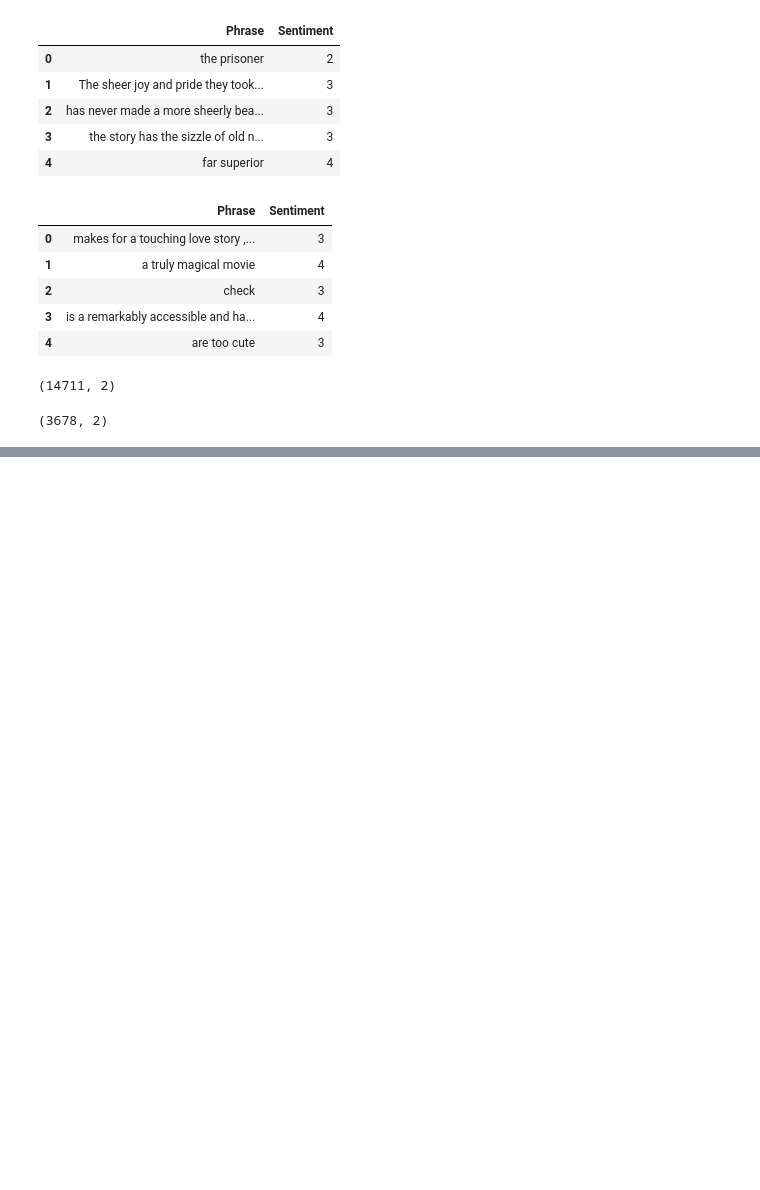
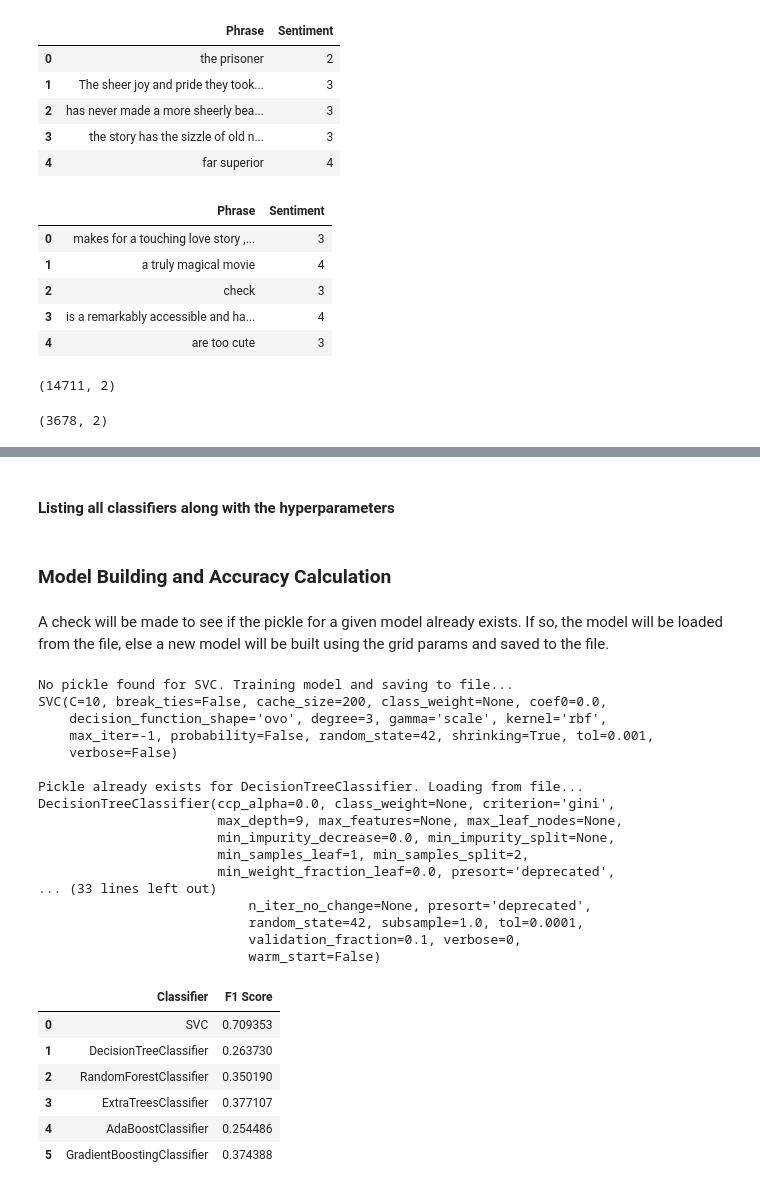
Before and after one commit to bajracharya-kshitij/five-class-sentiment-analysis, a Jupyter notebook: Five Class Sentiment Analysis.ipynb, the cells around one changed output, grey strips where cells are left out. Saved outputs shown, nothing was run; the diff lists cells and outputs as text; code cells hidden in the pictures; blank space fills up the shorter version.

Commit message:
Compare models

```diff
--- a/Five Class Sentiment Analysis.ipynb
+++ b/Five Class Sentiment Analysis.ipynb
@@ -35,0 +201,4 @@ test_df.shape
+# %%
+smote = SMOTE(random_state=42)
+x_smote, y_smote = smote.fit_resample(X_train_v, y_train)
+Counter(y_smote)
@@ -35,0 +212,12 @@ test_df.shape
+# %%
+def pickle_exists(filename):
+    file = Path('models/' + filename + '.pkl')
+    if file.is_file():
+        return True
+    return False
+
+def save_model(model, filename):
+    pickle.dump(model, open('models/' + filename + '.pkl', 'wb'))
+
+def load_model(filename):
+    return pickle.load(open('models/' + filename + '.pkl', 'rb'))
@@ -35,0 +235,15 @@ test_df.shape
+# %%
+scorer = make_scorer(f1_score, average='macro')
+
+def get_f1_score_of_model(model, x_test, y_test):
+    y_predictions = model.predict(x_test)
+    return accuracy_score(y_test, y_predictions)
+
+def grid_search_classifier(classifier, x_train, y_train, x_test, y_test, grid_params):
+    clf = GridSearchCV(classifier(), grid_params, scoring=scorer)
+    clf.fit(x_train, y_train)
+    best_model = classifier(**clf.best_params_)
+    best_model.fit(x_train, y_train)
+    return best_model, get_f1_score_of_model(best_model, x_test, y_test)
+# %% [markdown]
+#### Listing all classifiers along with the hyperparameters
@@ -35,0 +297,44 @@ test_df.shape
+# %% [markdown]
+### Model Building and Accuracy Calculation
+# %% [markdown]
+A check will be made to see if the pickle for a given model already exists. If so, the model will be loaded from the file, else a new model will be built using the grid params and saved to the file.
+# %%
+summary = []
+for classifier, grid_params, filename in classifiers:
+    if pickle_exists(filename):
+        print('\nPickle already exists for ' + classifier.__name__ + '. Loading from file...')
+        model = load_model(filename)
+        f1_score = get_f1_score_of_model(model, X_test_v, y_test)
+    else:
+        print('\nNo pickle found for ' + classifier.__name__ + '. Training model and saving to file...')
+        model, f1_score = grid_search_classifier(classifier, x_smote, y_smote, X_test_v, y_test, grid_params)
+        save_model(model, filename)
+    print(model)
+    summary.append({'Classifier': classifier.__name__, 'F1 Score': f1_score})
+
+pd.DataFrame(summary)
+# %% [output]
+No pickle found for SVC. Training model and saving to file...
+SVC(C=10, break_ties=False, cache_size=200, class_weight=None, coef0=0.0,
+    decision_function_shape='ovo', degree=3, gamma='scale', kernel='rbf',
+    max_iter=-1, probability=False, random_state=42, shrinking=True, tol=0.001,
+    verbose=False)
+
+Pickle already exists for DecisionTreeClassifier. Loading from file...
+DecisionTreeClassifier(ccp_alpha=0.0, class_weight=None, criterion='gini',
+                       max_depth=9, max_features=None, max_leaf_nodes=None,
+                       min_impurity_decrease=0.0, min_impurity_split=None,
+                       min_samples_leaf=1, min_samples_split=2,
+                       min_weight_fraction_leaf=0.0, presort='deprecated',
+... (33 lines left out)
+                           n_iter_no_change=None, presort='deprecated',
+                           random_state=42, subsample=1.0, tol=0.0001,
+                           validation_fraction=0.1, verbose=0,
+                           warm_start=False)
+|  | Classifier | F1 Score |
+| 0 | SVC | 0.709353 |
+| 1 | DecisionTreeClassifier | 0.263730 |
+| 2 | RandomForestClassifier | 0.350190 |
+| 3 | ExtraTreesClassifier | 0.377107 |
+| 4 | AdaBoostClassifier | 0.254486 |
+| 5 | GradientBoostingClassifier | 0.374388 |
```
Also changed, not shown: parts of 47 cells of this notebook.
